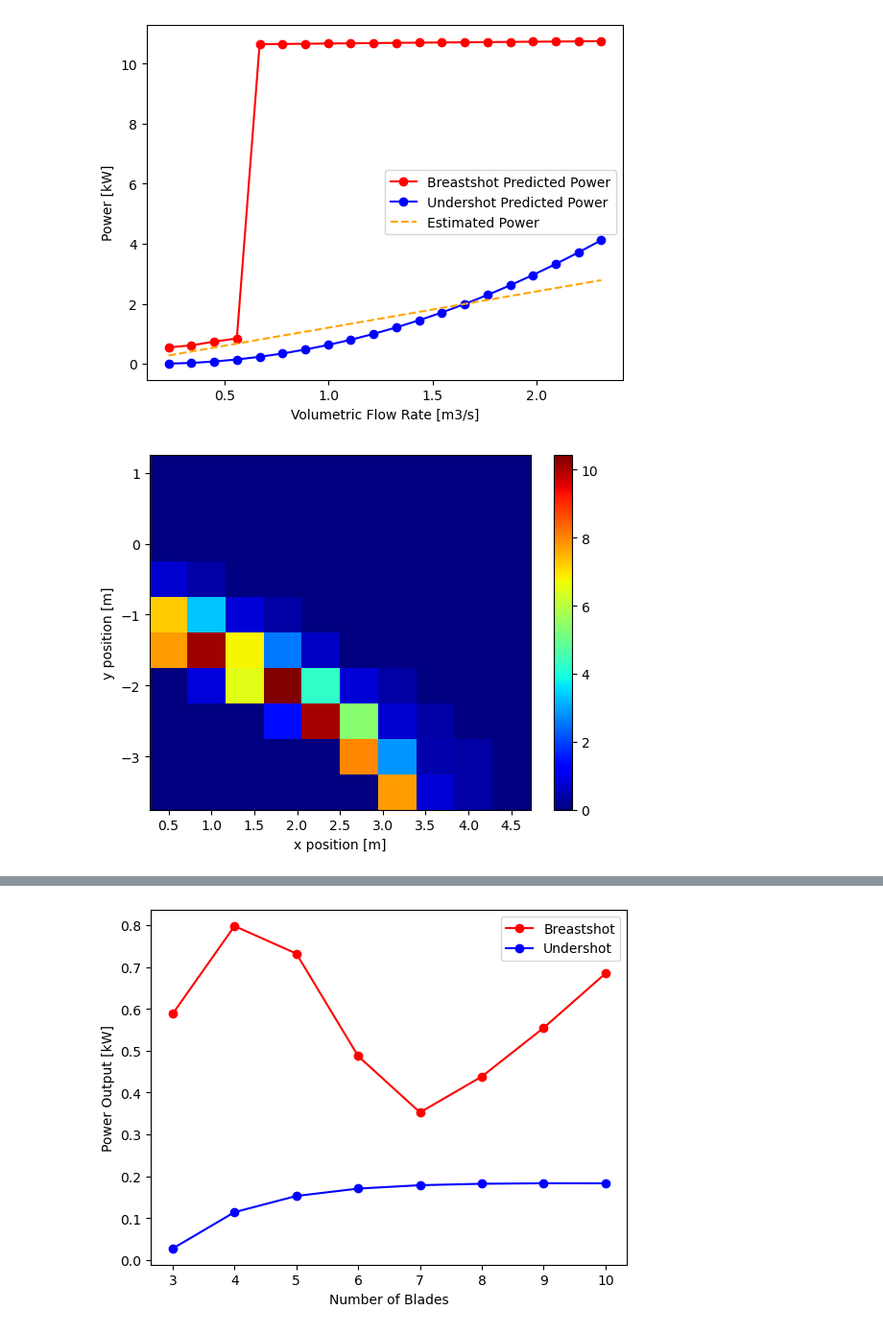
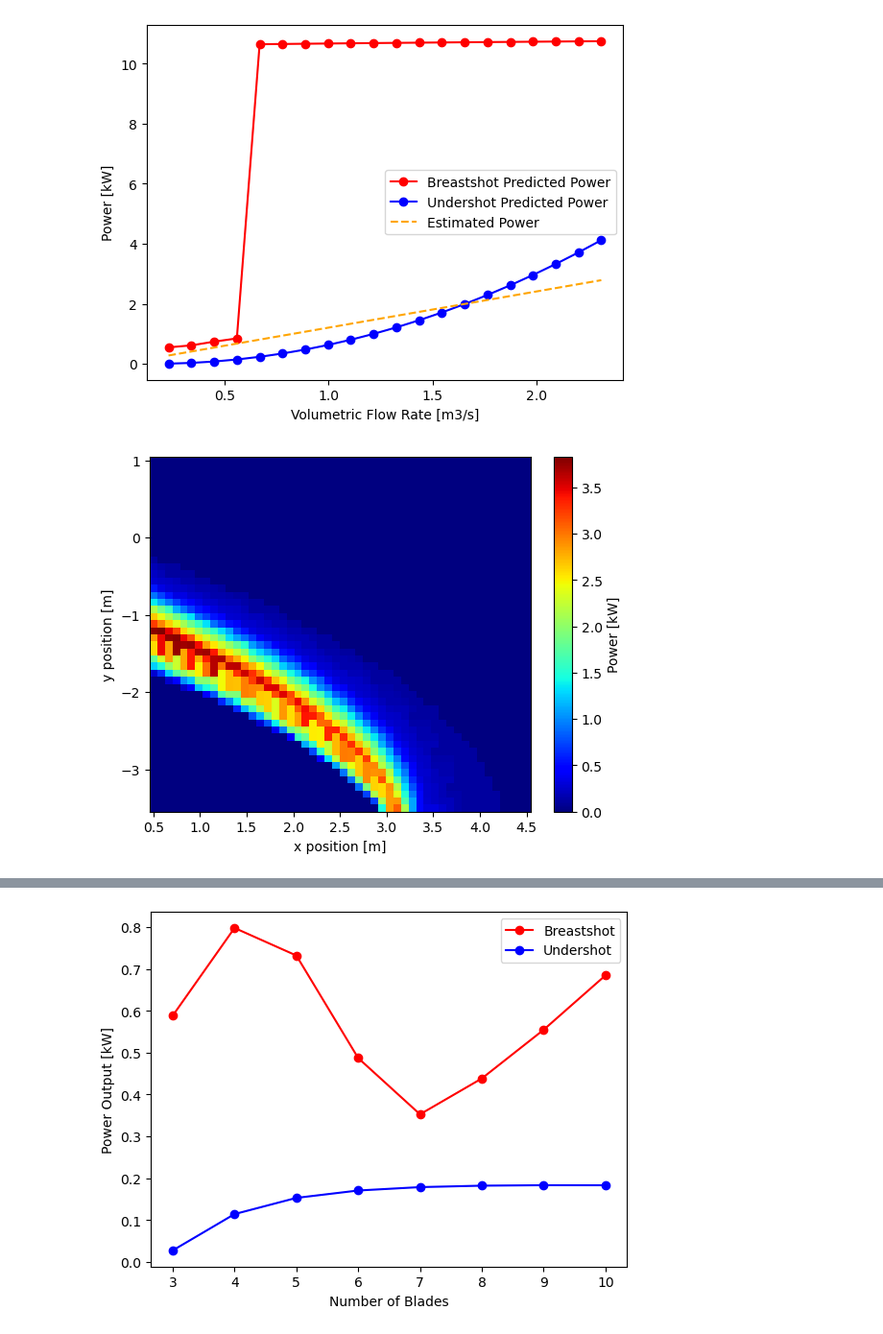
Before and after one commit to pilipb/DP4-code, a Jupyter notebook: graphing.ipynb, the cells around one changed output, grey strips where cells are left out. Shown at 96% size. Drawn from its saved outputs; the diff is of its cells as text; code cells hidden in the pictures.

Commit message:
graph updates

```diff
--- a/graphing.ipynb
+++ b/graphing.ipynb
@@ -219,8 +219,8 @@ bpower_list = []
 upower_list = []
 
 # create a list of velocities
-x_pos = np.linspace(0.5, 4.5, 10)
-y_pos = np.linspace(-3.5, 1, 10)
+x_pos = np.linspace(0.5, 4.5, 50)
+y_pos = np.linspace(-3.5, 1, 50)
 
 # iterate through the data and calculate the power output
 for x in x_pos:
@@ -230,7 +230,7 @@ for x in x_pos:
         breast_turbine.__init__(river, RPM=20, x_centre=x, y_centre=y)
 
         # optimise the turbine position
-        bpower = breast_turbine.analysis()/1000
+        bpower = breast_turbine.analysis()/3000
 
         # add the power and error to the lists
         bpower_list.append(bpower)
@@ -240,12 +240,12 @@ X, Y = np.meshgrid(x_pos, y_pos)
 # %%
 # plot the power vs velocity for breastshot and undershot turbines
 plt.pcolormesh(X, Y, np.reshape(bpower_list, (len(y_pos), len(x_pos))), cmap='jet')
-plt.colorbar()
+plt.colorbar(label='Power [kW]')
 plt.xlabel('x position [m]')
 plt.ylabel('y position [m]')
 plt.show()
 # %% [output]
-[figure, old version]
+[figure, new version]
 # %%
 # under shot position sensitivity analysis
 # iterate through the data and calculate the power output
```
Also changed, not shown: parts of 8 cells of this notebook, 10 other files.
